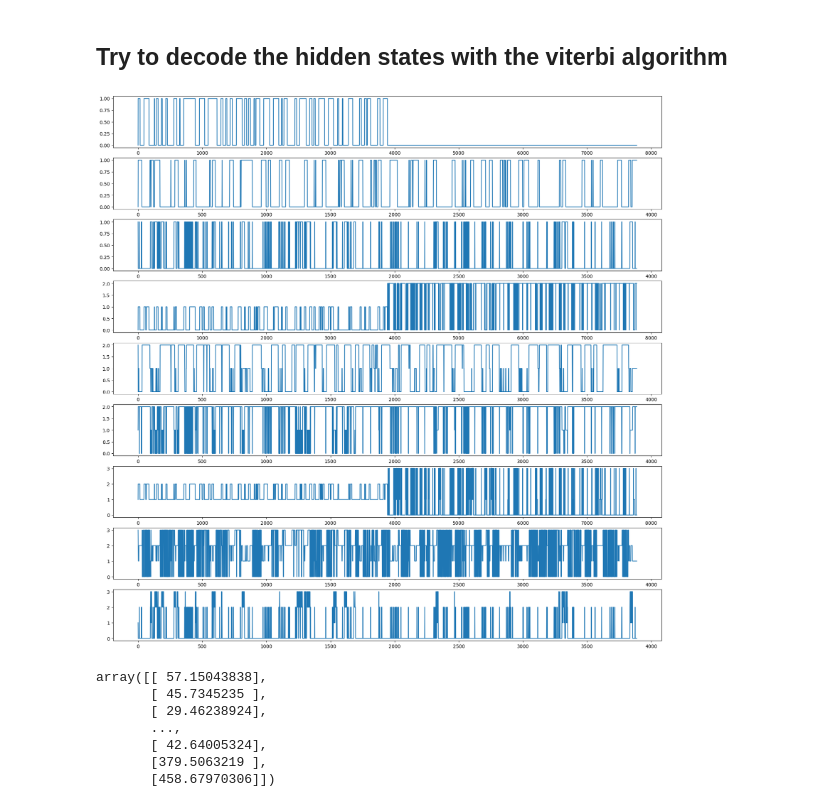
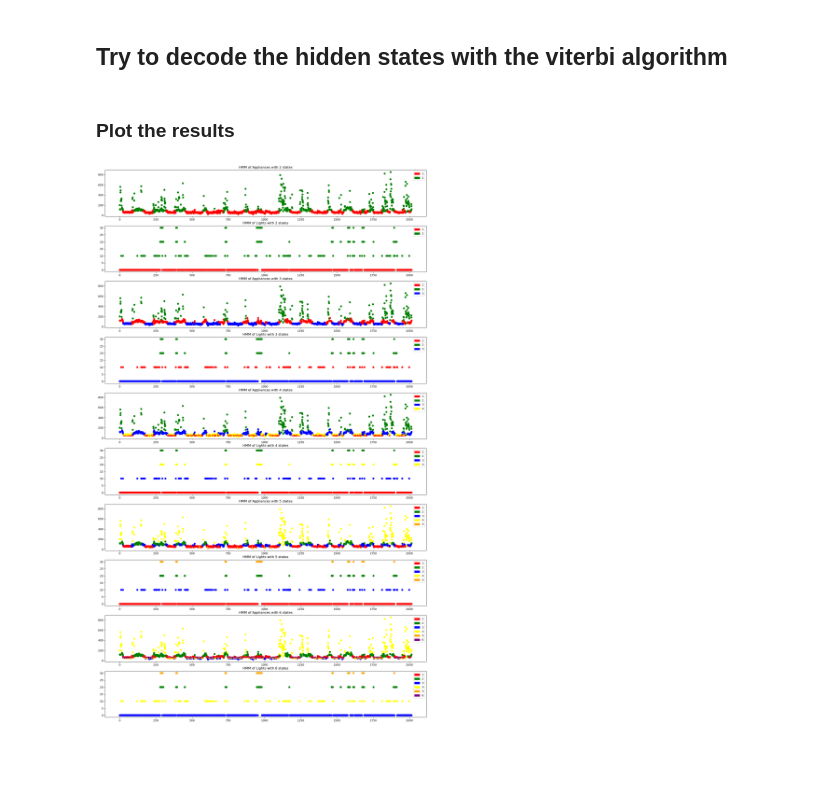
Before and after one commit to PaulMagos/ISPR, a Jupyter notebook: Assignment2/Assignment2.ipynb, the cells around one changed output. Drawn from its saved outputs; the diff is of its cells as text; code cells hidden in the pictures; blank space fills up the shorter version.

```diff
--- a/Assignment2/Assignment2.ipynb
+++ b/Assignment2/Assignment2.ipynb
@@ -3,7 +3,7 @@ import pandas as pd
 import numpy as np
 from hmmlearn import hmm
 
-MAX_STATES = 4 + 1
+MAX_STATES = 6 + 1
 df = pd.read_csv('energydata_complete.csv')
 # %% [markdown]
 # Data analysis and split
@@ -89,7 +80,7 @@ for kind in ['Concatenated', 'Appliances', 'Lights']:
                 # Fit the model with the training data and calculate the score for the validation data to select the best model
                 if kind == 'Concatenated':
                     gHMM[kind][i].fit(Concatenated_X['train'].reshape(-1,1), Lengths_X['train'])
-                    currScore[i] = gHMM[kind][i].score(Concatenated_X['validation'].reshape(-1,1), Lengths_X['validation'])
+                    currScore[i] = gHMM[kind][i].score(Concatenated_X['validation'].reshape(-1,1))
                 elif kind == 'Appliances':
                     gHMM[kind][i].fit(Appliances_X['train'].reshape(-1,1))
                     currScore[i] = gHMM[kind][i].score(Appliances_X['validation'].reshape(-1,1))
@@ -160,16 +135,0 @@ for i in range(2, MAX_STATES):
-# %%
-import matplotlib.pyplot as plt
-ax = {}
-
-fig, ax = plt.subplots(MAX_STATES*3 - 6, 1, figsize=(21,21))
-
-for i in range(2, MAX_STATES):
-    ax[i*3 - 6].plot(SConcVal[i])
-    ax[i*3 - 5].plot(SAppVal[i])
-    ax[i*3 - 4].plot(SLightsVal[i])
-# # sns.lineplot(PAppTrain)
-# # sns.lineplot(PLightsTrain, legend='auto')
-# PConcTrain
-# PConcTrain
-# %% [output]
-[figure, removed]
@@ -178,10 +136,38 @@ X1, Z1 = gHMM['Appliances'][2].sample(Index['test'])
-# %%
-X1
-# %% [output]
-array([[ 57.15043838],
-       [ 45.7345235 ],
-       [ 29.46238924],
-       ...,
-       [ 42.64005324],
-       [379.5063219 ],
-       [458.67970306]])
+# %% [markdown]
+### Plot the results
+# %%
+import matplotlib.pyplot as plt
+import matplotlib.patches as mpatches
+
+%matplotlib inline
+
+red_patch = {}
+
+mapper = {1: 'red', 2: 'green', 3: 'blue', 4: 'yellow', 5: 'orange', 6: 'purple'}
+red_patch = [mpatches.Patch(color=mapper[i], label=i) for i in mapper]
+colorsA = {}
+colorsL = {}
+colorsC = {}
+ax = {}
+
+for j in range(2, MAX_STATES):
+    colorsC[j] = [mapper[value+1] for value in SConcTest[j]]
+    colorsA[j] = [mapper[value+1] for value in SAppTest[j]]
+    colorsL[j] = [mapper[value+1] for value in SLightsTest[j]]
+
+fig, ax = plt.subplots((MAX_STATES)*2 - 4, 1, figsize=(21,36))
+
+max_range = Appliances_X['test'].shape[0]
+# max_range = 100
+for i in range(2, MAX_STATES):
+    titleA = 'HMM of Appliances with {} states'.format(i)
+    ax[(i*2) - 4].set(title=titleA)
+    ax[(i*2) - 4].scatter(y=Appliances_X['test'][1:max_range], color=colorsA[i][1:max_range], x=range(1, max_range))
+    ax[(i*2) - 4].legend(handles=red_patch[:i])
+
+    titleL = 'HMM of Lights with {} states'.format(i)
+    ax[(i*2) - 3].set(title=titleL)
+    ax[(i*2) - 3].scatter(y=Lights_X['test'][1:max_range], color=colorsL[i][1:max_range], x=range(1, max_range))
+    ax[(i*2) - 3].legend(handles=red_patch[:i])
+# %% [output]
+[figure, added]
```
Also changed, not shown: parts of 17 cells of this notebook.
